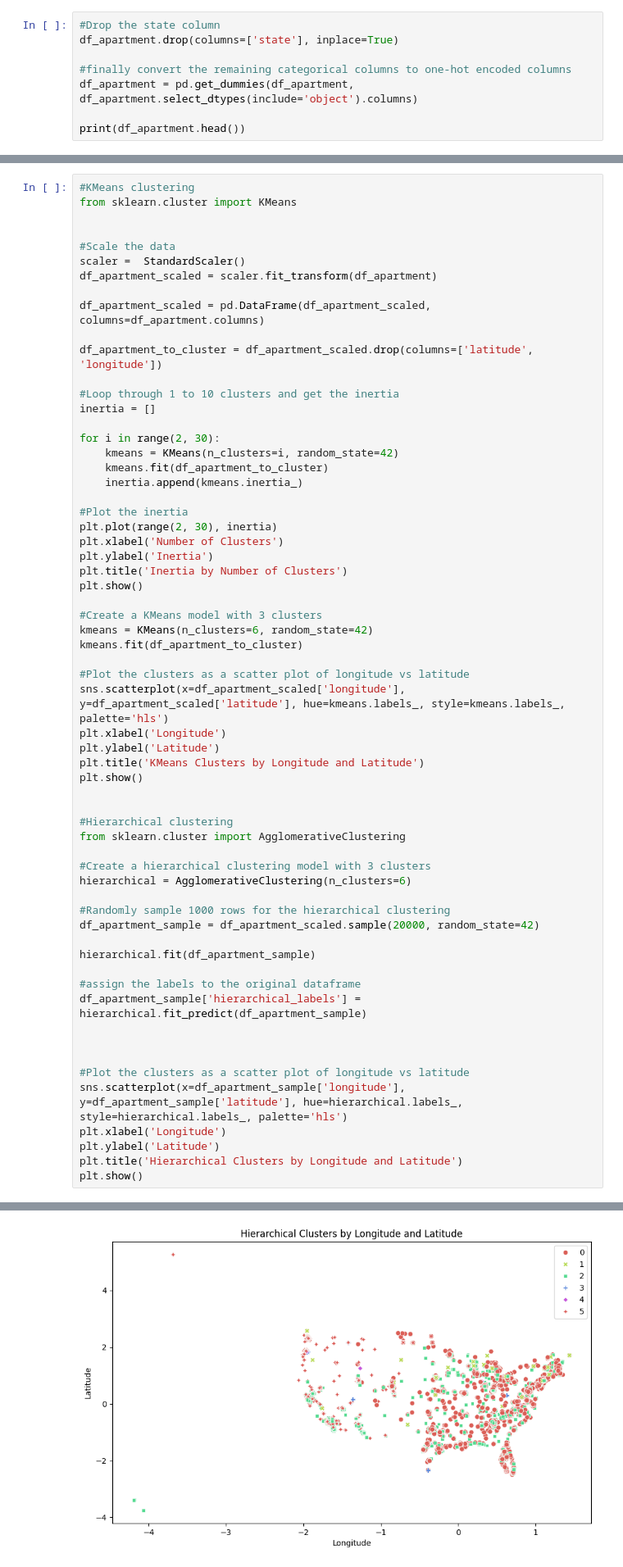
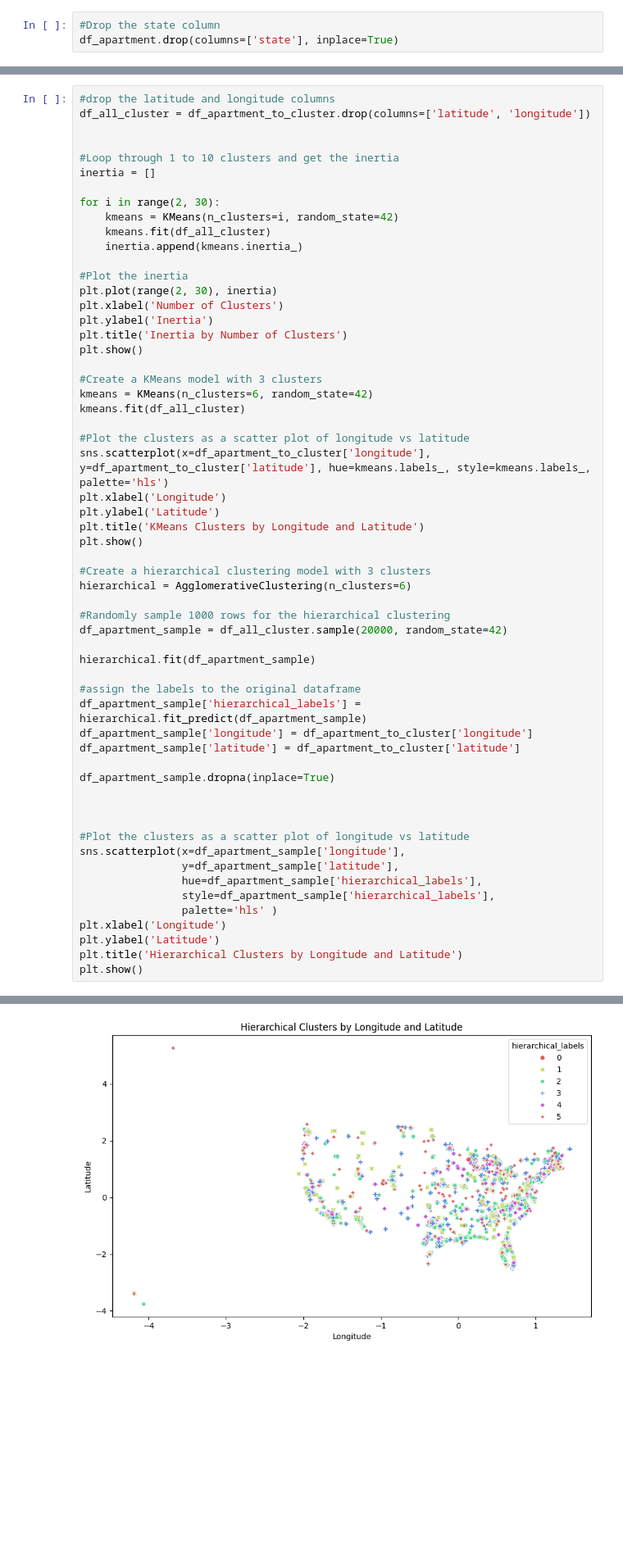
Before and after one commit to wortcook/UMKC, a Jupyter notebook: Fall2024/CS5530-0005/proj/notebook.ipynb, the cells around one changed output, grey strips where cells are left out. Shown at 82% size. Cells and saved outputs as stored; diff of their text form; blank space fills up the shorter version.

```diff
--- a/Fall2024/CS5530-0005/proj/notebook.ipynb
+++ b/Fall2024/CS5530-0005/proj/notebook.ipynb
@@ -975,8 +964,3 @@ If we look carefully at the latitude vs. longitude data it is (as we would expec
 # %%
 #Drop the state column
 df_apartment.drop(columns=['state'], inplace=True)
-
-#finally convert the remaining categorical columns to one-hot encoded columns
-df_apartment = pd.get_dummies(df_apartment, df_apartment.select_dtypes(include='object').columns)
-
-print(df_apartment.head())
@@ -1004,24 +1010,16 @@ print(df_apartment.head())
 # %% [markdown]
 ### Modeling
 # %%
-#KMeans clustering
-from sklearn.cluster import KMeans
+#drop the latitude and longitude columns
+df_all_cluster = df_apartment_to_cluster.drop(columns=['latitude', 'longitude'])
 
-
-#Scale the data
-scaler =  StandardScaler()
-df_apartment_scaled = scaler.fit_transform(df_apartment)
-
-df_apartment_scaled = pd.DataFrame(df_apartment_scaled, columns=df_apartment.columns)
-
-df_apartment_to_cluster = df_apartment_scaled.drop(columns=['latitude', 'longitude'])
 
 #Loop through 1 to 10 clusters and get the inertia
 inertia = []
 
 for i in range(2, 30):
     kmeans = KMeans(n_clusters=i, random_state=42)
-    kmeans.fit(df_apartment_to_cluster)
+    kmeans.fit(df_all_cluster)
     inertia.append(kmeans.inertia_)
 
 #Plot the inertia
@@ -1033,34 +1031,38 @@ plt.show()
 
 #Create a KMeans model with 3 clusters
 kmeans = KMeans(n_clusters=6, random_state=42)
-kmeans.fit(df_apartment_to_cluster)
+kmeans.fit(df_all_cluster)
 
 #Plot the clusters as a scatter plot of longitude vs latitude
-sns.scatterplot(x=df_apartment_scaled['longitude'], y=df_apartment_scaled['latitude'], hue=kmeans.labels_, style=kmeans.labels_, palette='hls')
+sns.scatterplot(x=df_apartment_to_cluster['longitude'], y=df_apartment_to_cluster['latitude'], hue=kmeans.labels_, style=kmeans.labels_, palette='hls')
 plt.xlabel('Longitude')
 plt.ylabel('Latitude')
 plt.title('KMeans Clusters by Longitude and Latitude')
 plt.show()
 
-
-#Hierarchical clustering
-from sklearn.cluster import AgglomerativeClustering
-
 #Create a hierarchical clustering model with 3 clusters
 hierarchical = AgglomerativeClustering(n_clusters=6)
 
 #Randomly sample 1000 rows for the hierarchical clustering
-df_apartment_sample = df_apartment_scaled.sample(20000, random_state=42)
+df_apartment_sample = df_all_cluster.sample(20000, random_state=42)
 
 hierarchical.fit(df_apartment_sample)
 
 #assign the labels to the original dataframe
 df_apartment_sample['hierarchical_labels'] = hierarchical.fit_predict(df_apartment_sample)
+df_apartment_sample['longitude'] = df_apartment_to_cluster['longitude']
+df_apartment_sample['latitude'] = df_apartment_to_cluster['latitude']
+
+df_apartment_sample.dropna(inplace=True)
 
 
 
 #Plot the clusters as a scatter plot of longitude vs latitude
-sns.scatterplot(x=df_apartment_sample['longitude'], y=df_apartment_sample['latitude'], hue=hierarchical.labels_, style=hierarchical.labels_, palette='hls')
+sns.scatterplot(x=df_apartment_sample['longitude'],
+                y=df_apartment_sample['latitude'],
+                hue=df_apartment_sample['hierarchical_labels'],
+                style=df_apartment_sample['hierarchical_labels'],
+                palette='hls' )
 plt.xlabel('Longitude')
 plt.ylabel('Latitude')
 plt.title('Hierarchical Clusters by Longitude and Latitude')
@@ -1071 +1073 @@ plt.show()
-[figure, old version]
+[figure, new version]
```
Also changed, not shown: parts of 17 cells of this notebook.
